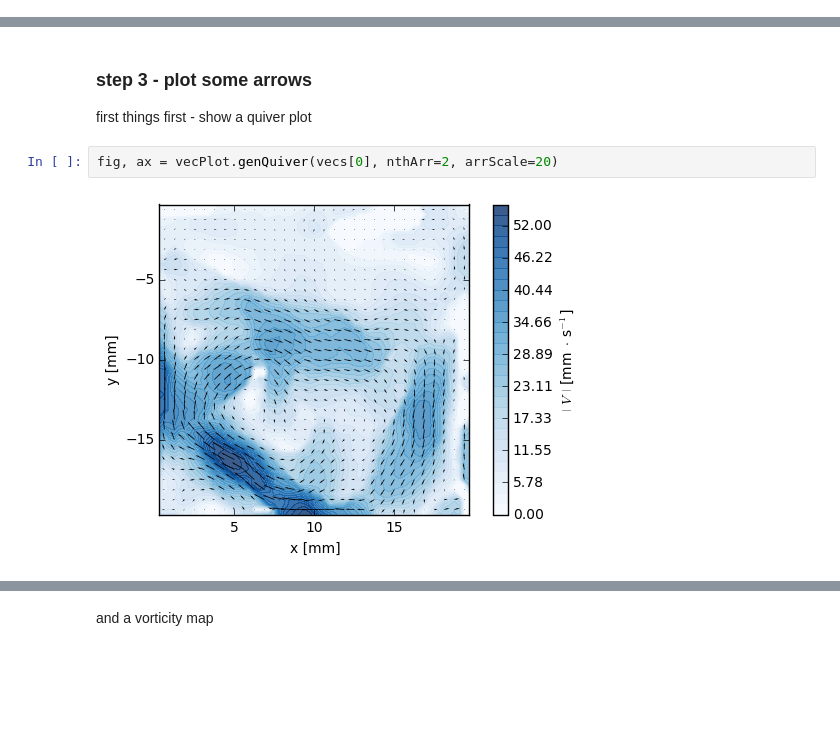
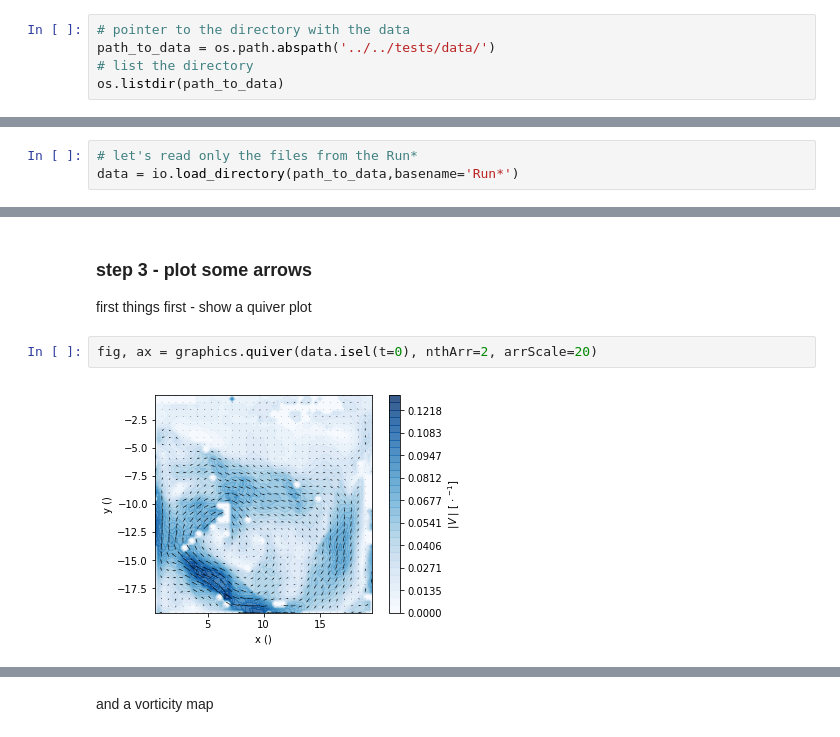
Before and after one commit to alexlib/pivpy, a Jupyter notebook: examples/notebooks/Getting_Started.ipynb, the cells around one changed output, grey strips where cells are left out. Cells and saved outputs as stored; diff of their text form; blank space fills up the shorter version.

```diff
--- a/examples/notebooks/Getting_Started.ipynb
+++ b/examples/notebooks/Getting_Started.ipynb
@@ -38,0 +27,5 @@ for v in vecs:
+# %%
+# pointer to the directory with the data
+path_to_data = os.path.abspath('../../tests/data/')
+# list the directory
+os.listdir(path_to_data)
@@ -38,0 +48,3 @@ for v in vecs:
+# %%
+# let's read only the files from the Run*
+data = io.load_directory(path_to_data,basename='Run*')
@@ -41,6 +62,6 @@ for v in vecs:
 
 first things first - show a quiver plot
 # %%
-fig, ax = vecPlot.genQuiver(vecs[0], nthArr=2, arrScale=20)
+fig, ax = graphics.quiver(data.isel(t=0), nthArr=2, arrScale=20)
 # %% [output]
-[figure, old version]
+[figure, new version]
```
Also changed, not shown: parts of 16 cells of this notebook, 5 other files.
